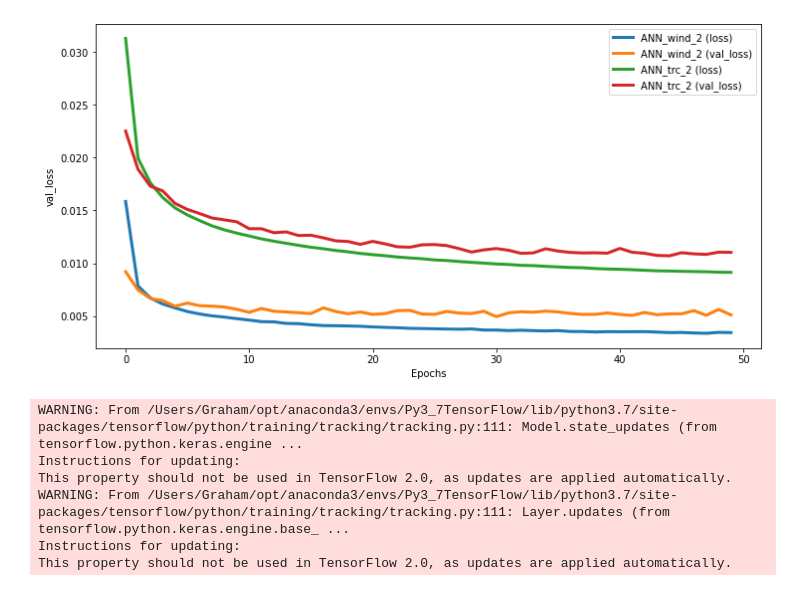
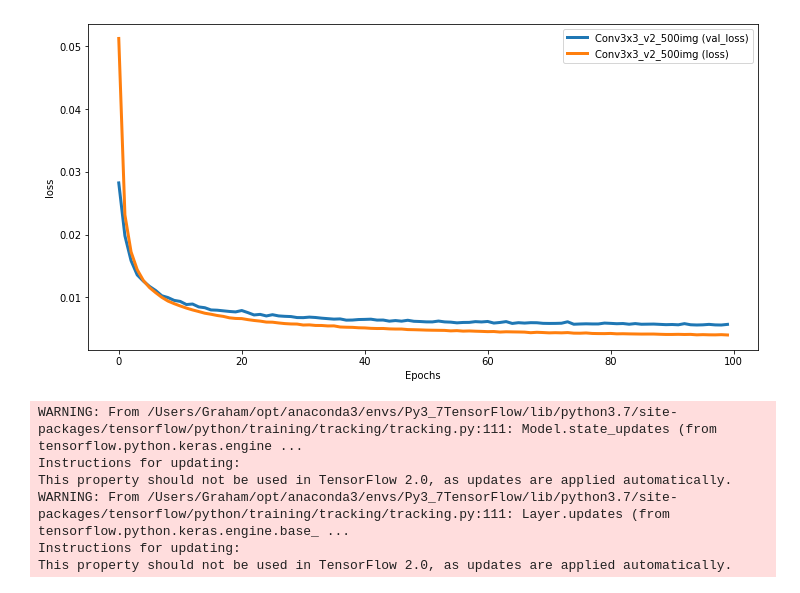
Before and after one commit to Greveley/AutoEncoderImageDenoise, a Jupyter notebook: TrainAndEval_SynSeis.ipynb, the cells around one changed output. Saved outputs shown, nothing was run; the diff lists cells and outputs as text; code cells hidden in the pictures.

```diff
--- a/TrainAndEval_SynSeis.ipynb
+++ b/TrainAndEval_SynSeis.ipynb
@@ -135,16 +186,21 @@ modelANN_wind_dr_hist = modelANN_wind_dr.fit(NS_train_wind_resh, S_train_wind_re
 # %%
+# _2 = 128 batch size ** best **
+# _3 = 64 batch size
+# _4 = 128 batch size with new correct noise level input
 # hists = pd.DataFrame(modelANN_trc_hist.history)
-# hists["model"]="ANN_trc_2"
+# hists["model"]="ANN_trc"
 hists = pd.read_csv('/Users/Graham/Documents/Programming/GitHub/ML/AutoEncoderImageDenoise/models/perf/hists.csv')
-hists= store_hist(hists,pd.DataFrame(modelANN_wind_dr_hist.history),'ANN_wind_dr')
-hists= store_hist(hists,pd.DataFrame(modelANN_trc_dr_hist.history),'ANN_trc_dr')
+hists= store_hist(hists,pd.DataFrame(modelConv3x3_hist.history),"Conv3x3_v2_500img")
+# hists= store_hist(hists,pd.DataFrame(modelConv4x4_hist.history),'Conv4x4')
+# hists= store_hist(hists,pd.DataFrame(modelANN_wind_dr_hist.history),'ANN_wind_dr')
+# hists= store_hist(hists,pd.DataFrame(modelANN_trc_dr_hist.history),'ANN_trc_dr')
 
 
 hists.to_csv('/Users/Graham/Documents/Programming/GitHub/ML/AutoEncoderImageDenoise/models/perf/hists.csv')
 # %%
-plot_perf(hists,['ANN_wind_2','ANN_trc_2'],['loss','val_loss'])
+plot_perf(hists,['Conv3x3_v2_500img'],['val_loss','loss'])
 # %% [output]
-[figure, old version]
+[figure, new version]
 # %%
 # modelUnetMSE.save('./models/UnetMSE_16filt')
 # modelUnetMSE.save('./models/UnetMSE_8filt')
```
Also changed, not shown: parts of 28 cells of this notebook.
